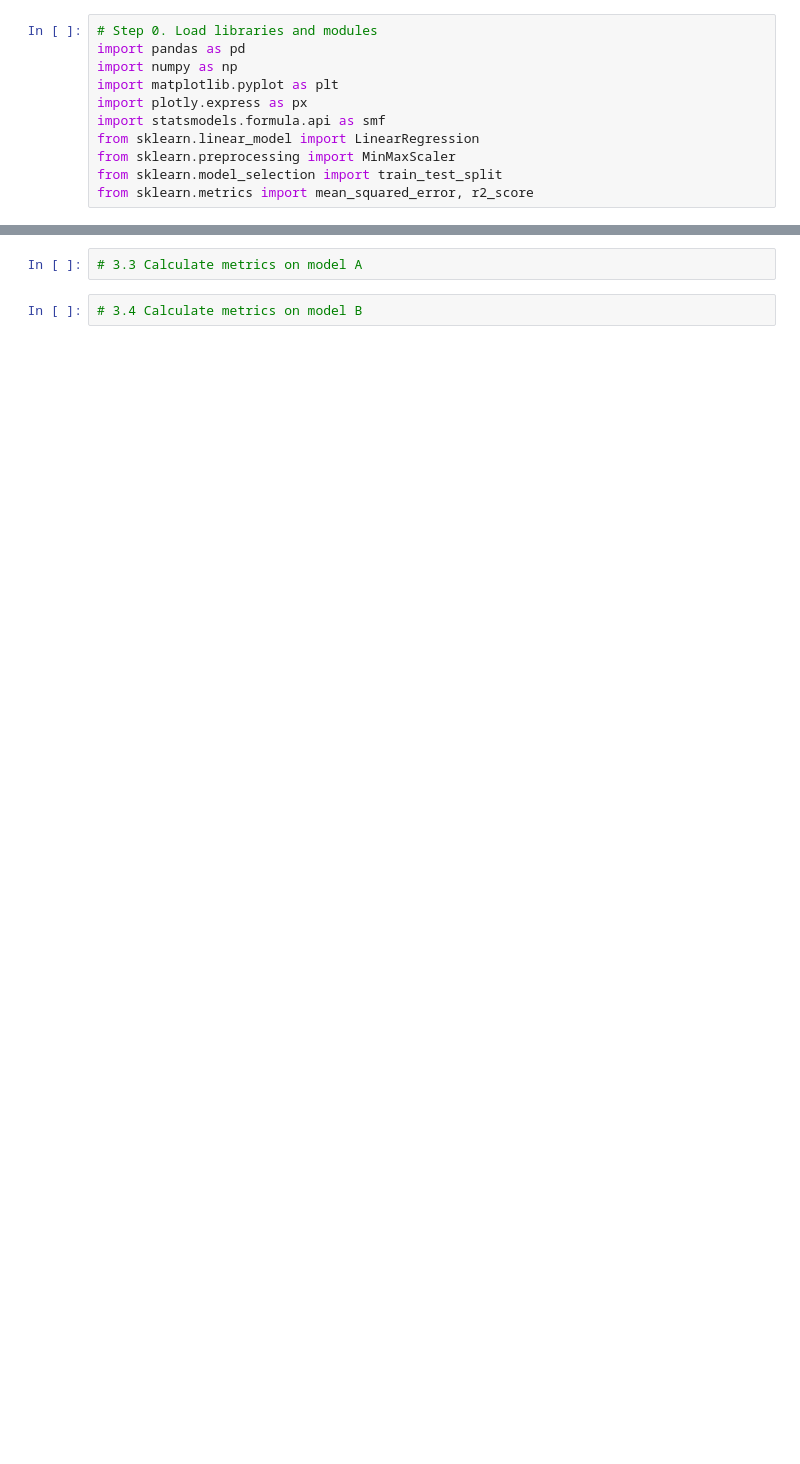
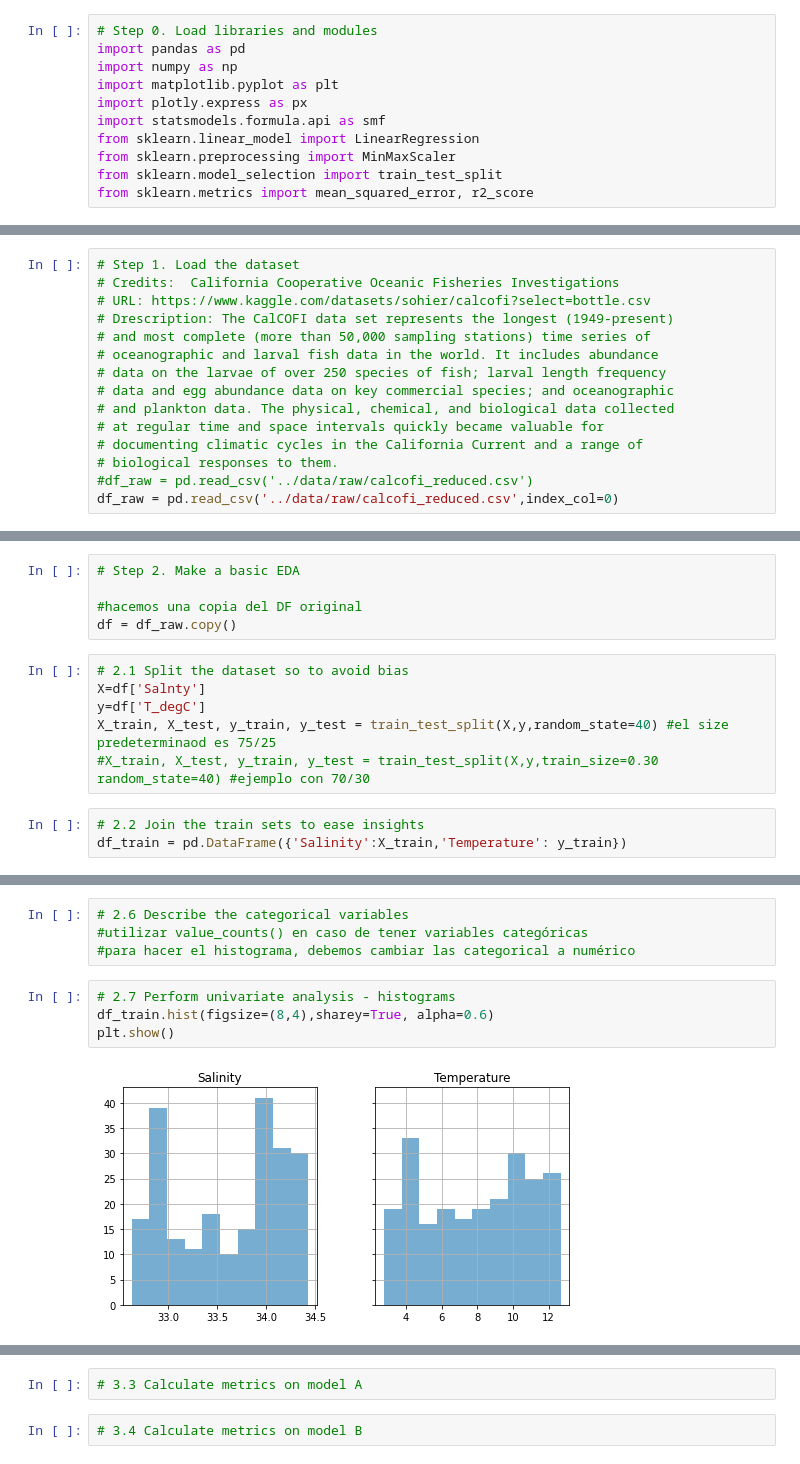
Before and after one commit to xalejandrow/4geeks-oceanography-example, a Jupyter notebook: src/Sample_Steps.ipynb, the cells around one changed output, grey strips where cells are left out. Drawn from its saved outputs; the diff is of its cells as text; blank space fills up the shorter version.

```diff
--- a/src/Sample_Steps.ipynb
+++ b/src/Sample_Steps.ipynb
@@ -61,0 +12,15 @@ df_raw = pd.read_csv('data/raw/calcofi_reduced.csv')
+# %%
+# Step 1. Load the dataset
+# Credits:  California Cooperative Oceanic Fisheries Investigations
+# URL: https://www.kaggle.com/datasets/sohier/calcofi?select=bottle.csv
+# Drescription: The CalCOFI data set represents the longest (1949-present)
+# and most complete (more than 50,000 sampling stations) time series of
+# oceanographic and larval fish data in the world. It includes abundance
+# data on the larvae of over 250 species of fish; larval length frequency
+# data and egg abundance data on key commercial species; and oceanographic
+# and plankton data. The physical, chemical, and biological data collected
+# at regular time and space intervals quickly became valuable for
+# documenting climatic cycles in the California Current and a range of
+# biological responses to them.
+#df_raw = pd.read_csv('../data/raw/calcofi_reduced.csv')
+df_raw = pd.read_csv('../data/raw/calcofi_reduced.csv',index_col=0)
@@ -61,0 +59,14 @@ df_raw = pd.read_csv('data/raw/calcofi_reduced.csv')
+# %%
+# Step 2. Make a basic EDA
+
+#hacemos una copia del DF original
+df = df_raw.copy()
+# %%
+# 2.1 Split the dataset so to avoid bias
+X=df['Salnty']
+y=df['T_degC']
+X_train, X_test, y_train, y_test = train_test_split(X,y,random_state=40) #el size predeterminaod es 75/25
+#X_train, X_test, y_train, y_test = train_test_split(X,y,train_size=0.30 random_state=40) #ejemplo con 70/30
+# %%
+# 2.2 Join the train sets to ease insights
+df_train = pd.DataFrame({'Salinity':X_train,'Temperature': y_train})
@@ -61,0 +114,10 @@ df_raw = pd.read_csv('data/raw/calcofi_reduced.csv')
+# %%
+# 2.6 Describe the categorical variables
+#utilizar value_counts() en caso de tener variables categóricas
+#para hacer el histograma, debemos cambiar las categorical a numérico
+# %%
+# 2.7 Perform univariate analysis - histograms
+df_train.hist(figsize=(8,4),sharey=True, alpha=0.6)
+plt.show()
+# %% [output]
+[figure, added]
```
Also changed, not shown: parts of 37 cells of this notebook.
